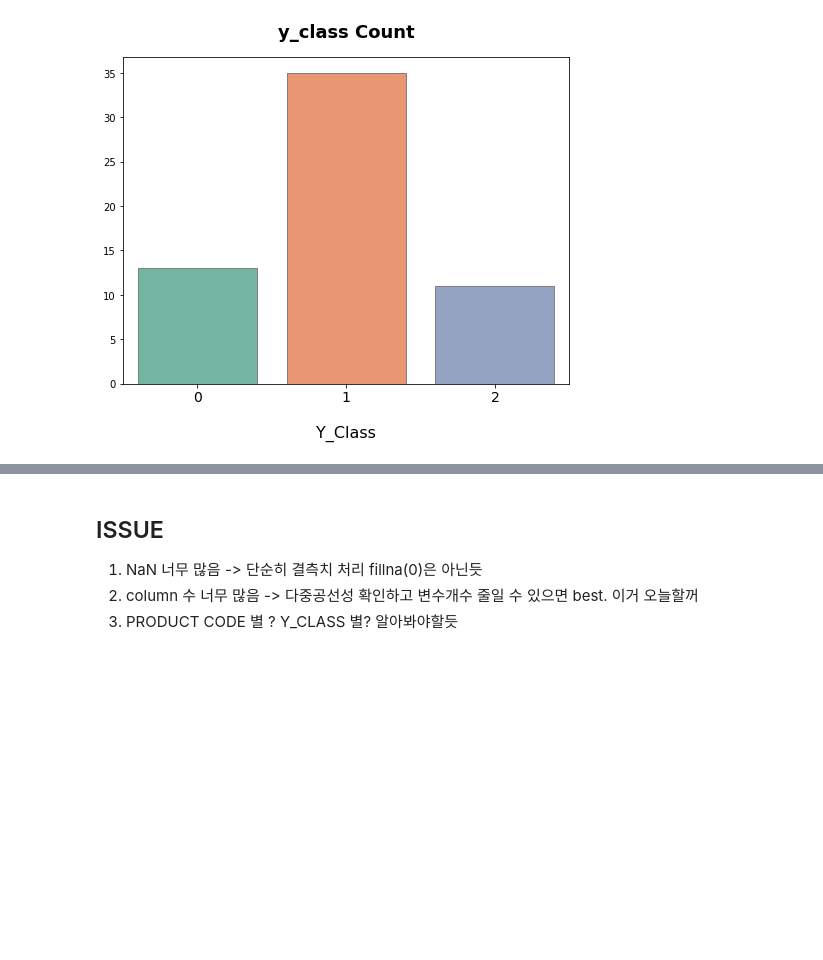
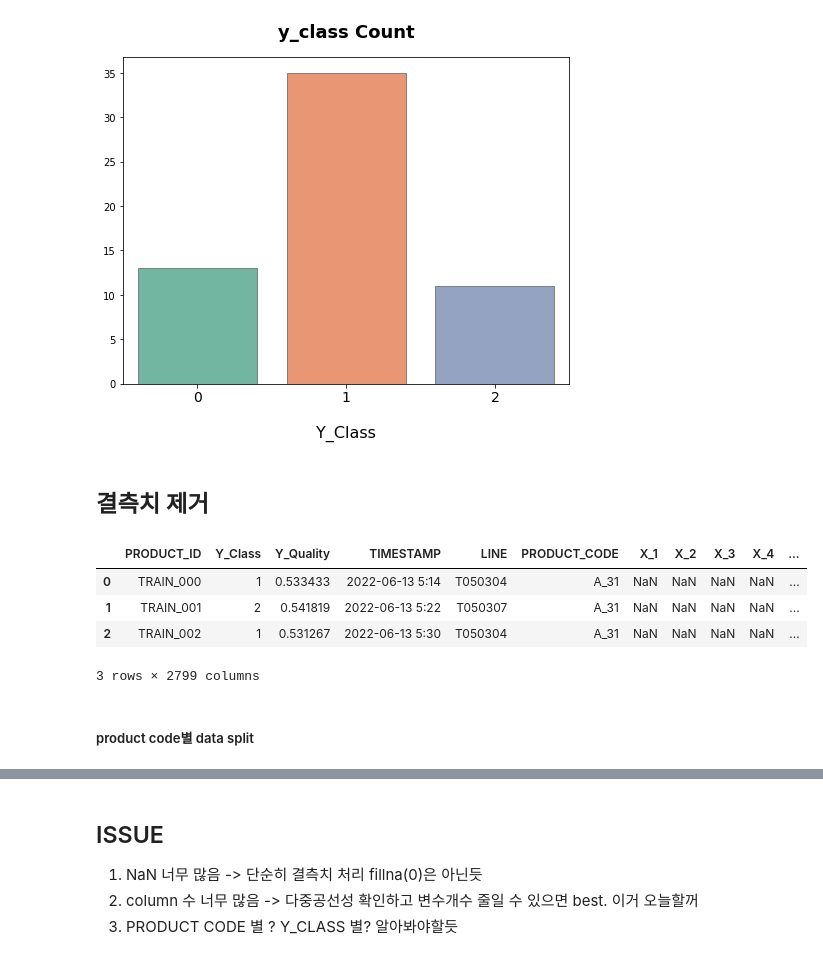
Before and after one commit to jjuhyeok/LG_Aimers2, a Jupyter notebook: EDA/배홍섭/EDA.ipynb, the cells around one changed output, grey strips where cells are left out. Saved outputs shown, nothing was run; the diff lists cells and outputs as text; code cells hidden in the pictures; blank space fills up the shorter version.

```diff
--- a/EDA/배홍섭/EDA.ipynb
+++ b/EDA/배홍섭/EDA.ipynb
@@ -332,3 +332,36 @@ plt.title("y_class Count", fontsize=18, fontweight="bold", pad=20)
 plt.show()
 # %% [output]
 [figure]
+# %% [markdown]
+## 결측치 제거
+# %%
+col_list = train_df.columns
+nan_list = []
+nan_cnt = []
+nan_col = []
+full_list = []
+for col in col_list:
+    if train_df[col].isnull().sum() == 0 :
+        full_list.append(col)
+        continue
+    nan_list.append([col, train_df[col].isnull().sum()])
+    nan_cnt.append(train_df[col].isnull().sum())
+    nan_col.append(col)
+# %%
+'''모든값이 결측값이면 제거'''
+
+del_col = []
+for col in nan_list :
+    if col[1] == 598 :
+        del_col.append(col[0])
+train_df = train_df.drop(columns=del_col)
+test_df = test_df.drop(columns=del_col)
+train_df.head(3)
+# %% [output]
+|  | PRODUCT_ID | Y_Class | Y_Quality | TIMESTAMP | LINE | PRODUCT_CODE | X_1 | X_2 | X_3 | X_4 | ... |
+| 0 | TRAIN_000 | 1 | 0.533433 | 2022-06-13 5:14 | T050304 | A_31 | NaN | NaN | NaN | NaN | ... |
+| 1 | TRAIN_001 | 2 | 0.541819 | 2022-06-13 5:22 | T050307 | A_31 | NaN | NaN | NaN | NaN | ... |
+| 2 | TRAIN_002 | 1 | 0.531267 | 2022-06-13 5:30 | T050304 | A_31 | NaN | NaN | NaN | NaN | ... |
+3 rows × 2799 columns
+# %% [markdown]
+##### product code별 data split
```
Also changed, not shown: parts of 16 cells of this notebook.
